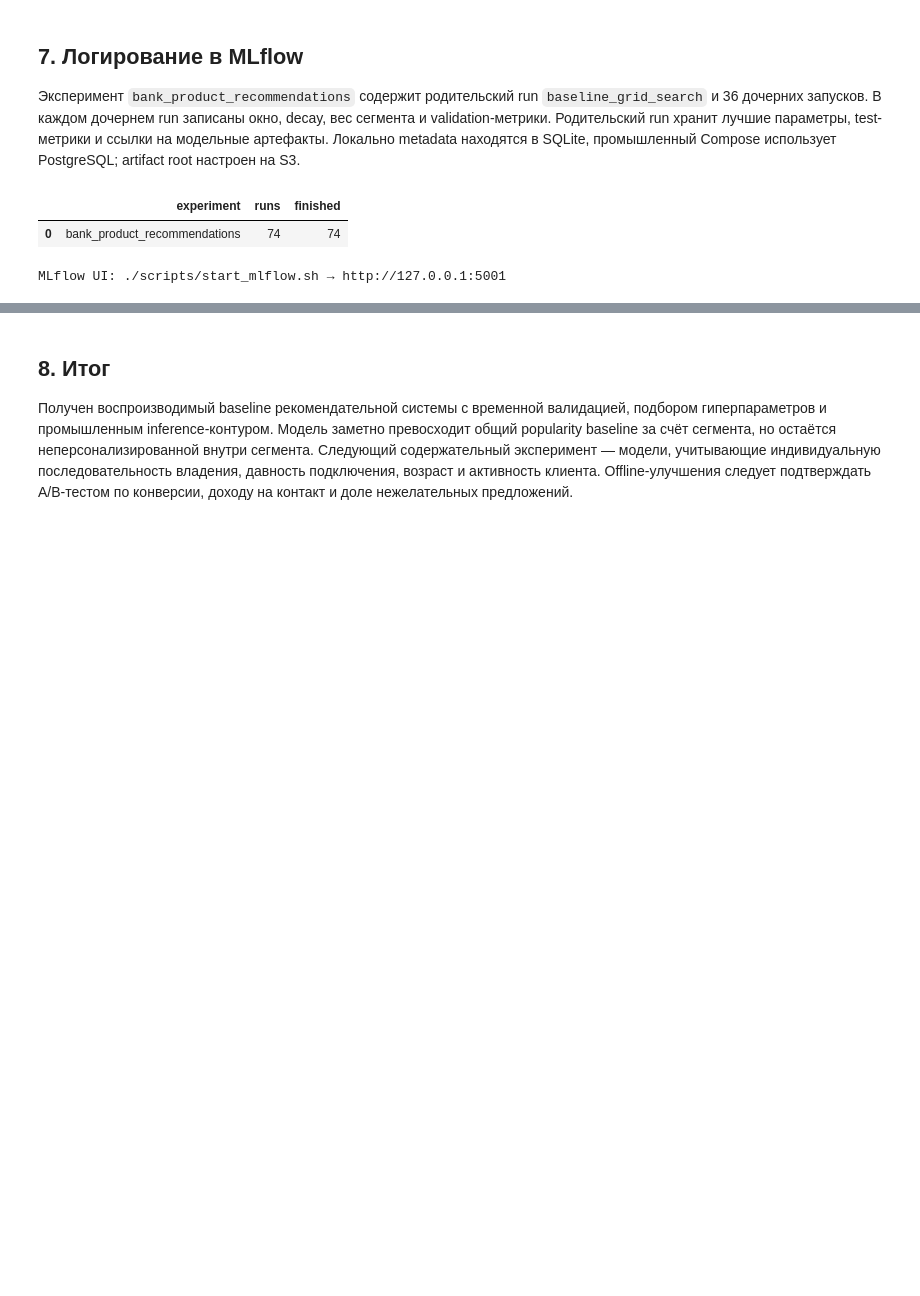
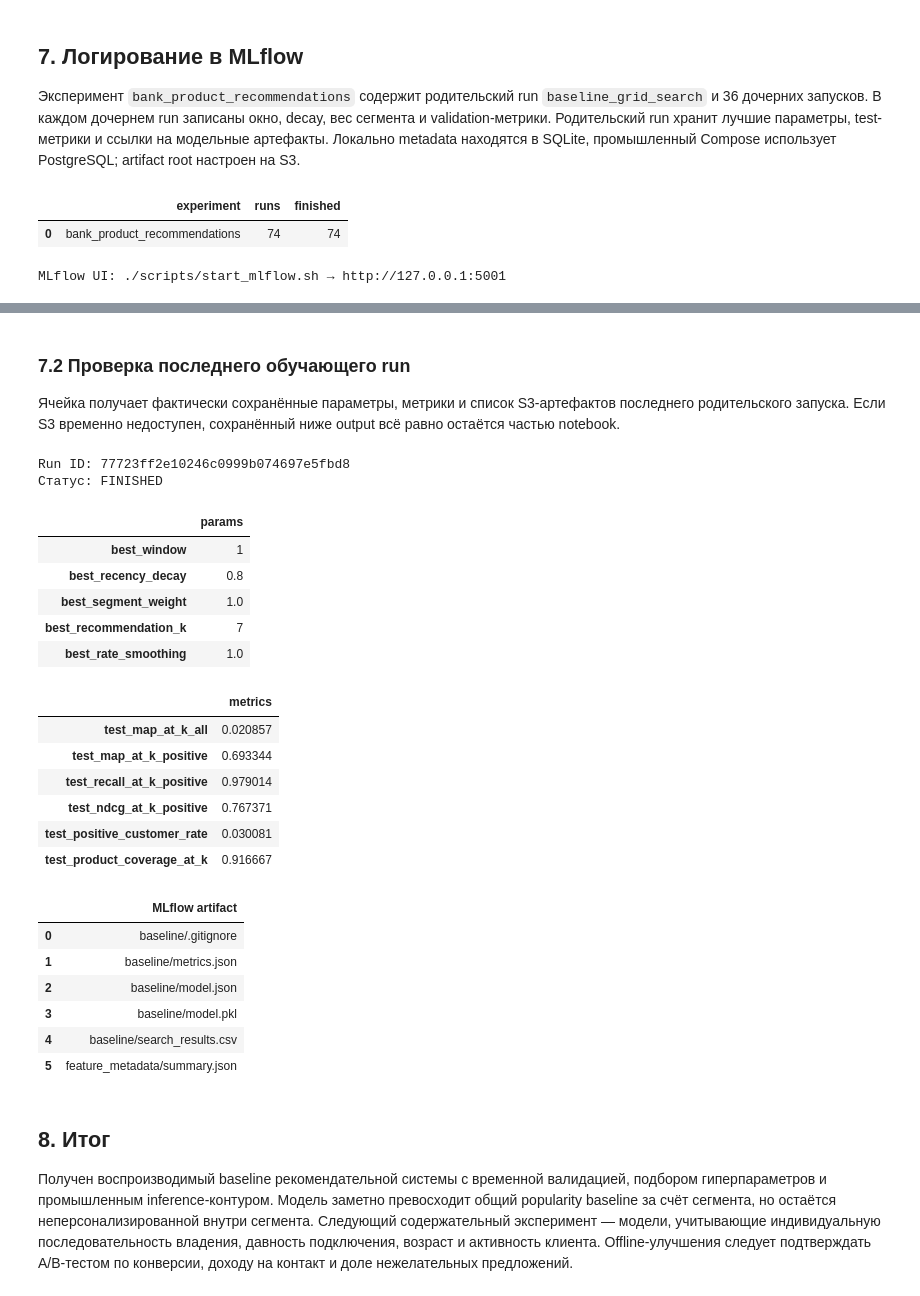
Before and after one commit to devworks780/final_project, a Jupyter notebook: notebooks/final_project.ipynb, the cells around one changed output, grey strips where cells are left out. Saved outputs shown, nothing was run; the diff lists cells and outputs as text; code cells hidden in the pictures; blank space fills up the shorter version.

Commit message:
final notebook

```diff
--- a/notebooks/final_project.ipynb
+++ b/notebooks/final_project.ipynb
@@ -271,3 +315,51 @@ MLflow UI: ./scripts/start_mlflow.sh → http://127.0.0.1:5001
+# %% [markdown]
+### 7.2 Проверка последнего обучающего run
+
+Ячейка получает фактически сохранённые параметры, метрики и список S3-артефактов последнего родительского запуска. Если S3 временно недоступен, сохранённый ниже output всё равно остаётся частью notebook.
+# %%
+client = MlflowClient(tracking_uri=TRACKING_URI)
+experiment = client.get_experiment_by_name(EXPERIMENT_NAME)
+parent_runs = client.search_runs(
+    [experiment.experiment_id],
+    "tags.mlflow.runName = 'baseline_grid_search'",
+    order_by=['attributes.start_time DESC'],
+    max_results=1,
+)
+latest_run = parent_runs[0]
+print('Run ID:', latest_run.info.run_id)
+print('Статус:', latest_run.info.status)
+display(pd.DataFrame([latest_run.data.params], index=['params']).T)
+display(pd.DataFrame([latest_run.data.metrics], index=['metrics']).T)
+try:
+    artifact_paths = []
+    for directory in ('baseline', 'feature_metadata'):
+        artifact_paths.extend(item.path for item in client.list_artifacts(latest_run.info.run_id, directory))
+    display(pd.DataFrame({'MLflow artifact': artifact_paths}))
+except Exception as error:
+    print(f'S3 недоступен при повторном запуске: {type(error).__name__}. Смотрите сохранённый output notebook.')
+# %% [output]
+Run ID: 77723ff2e10246c0999b074697e5fbd8
+Статус: FINISHED
+|  | params |
+| best_window | 1 |
+| best_recency_decay | 0.8 |
+| best_segment_weight | 1.0 |
+| best_recommendation_k | 7 |
+| best_rate_smoothing | 1.0 |
+|  | metrics |
+| test_map_at_k_all | 0.020857 |
+| test_map_at_k_positive | 0.693344 |
+| test_recall_at_k_positive | 0.979014 |
+| test_ndcg_at_k_positive | 0.767371 |
+| test_positive_customer_rate | 0.030081 |
+| test_product_coverage_at_k | 0.916667 |
+|  | MLflow artifact |
+| 0 | baseline/.gitignore |
+| 1 | baseline/metrics.json |
+| 2 | baseline/model.json |
+| 3 | baseline/model.pkl |
+| 4 | baseline/search_results.csv |
+| 5 | feature_metadata/summary.json |
 # %% [markdown]
 ## 8. Итог
 
```
Also changed, not shown: parts of 2 cells of this notebook.
